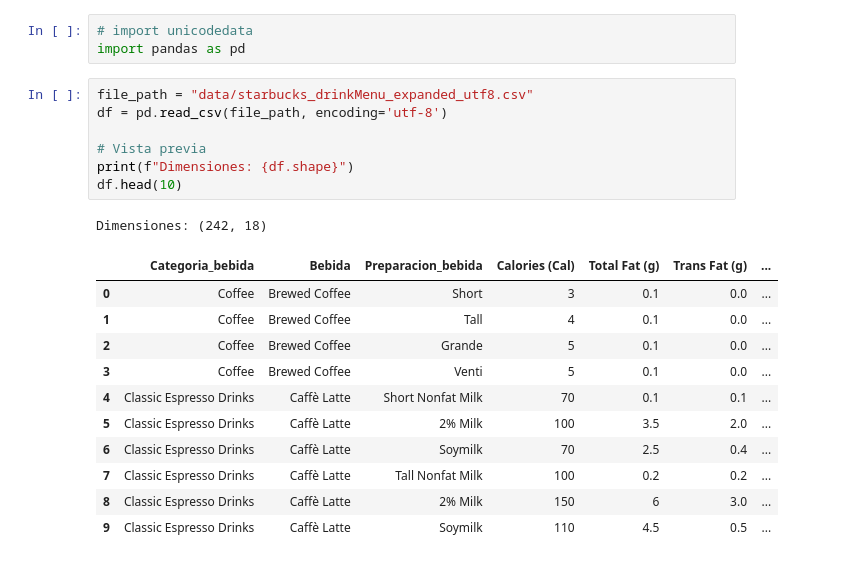
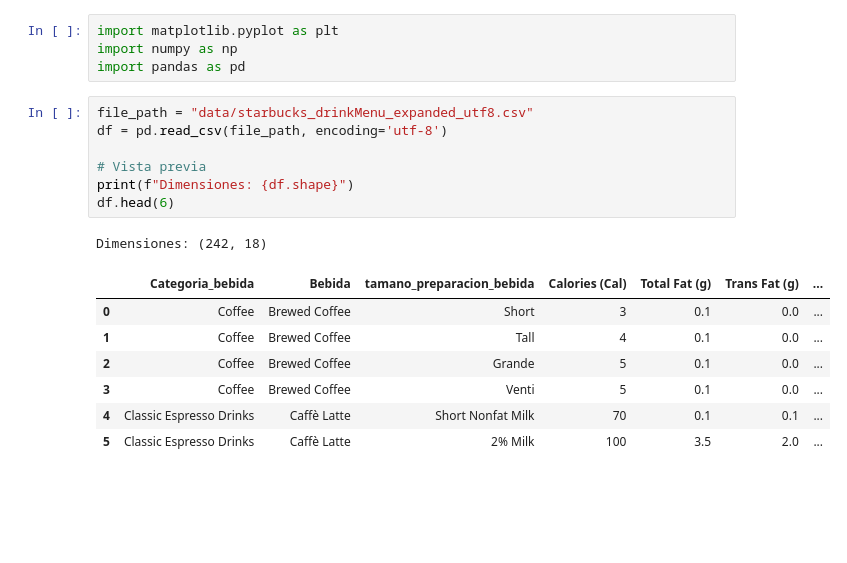
Before and after one commit to vanroshbod/CodeSpaces_InfoVis2026, a Jupyter notebook: Graficacion.ipynb, the cells around one changed output. Cells and saved outputs as stored; diff of their text form; blank space fills up the shorter version.

```diff
--- a/Graficacion.ipynb
+++ b/Graficacion.ipynb
@@ -1,23 +1,20 @@
 # %%
-# import unicodedata
+import matplotlib.pyplot as plt
+import numpy as np
 import pandas as pd
 # %%
 file_path = "data/starbucks_drinkMenu_expanded_utf8.csv"
 df = pd.read_csv(file_path, encoding='utf-8')
 
 # Vista previa
 print(f"Dimensiones: {df.shape}")
-df.head(10)
+df.head(6)
 # %% [output]
 Dimensiones: (242, 18)
-|  | Categoria_bebida | Bebida | Preparacion_bebida | Calories (Cal) | Total Fat (g) | Trans Fat (g) | ... |
+|  | Categoria_bebida | Bebida | tamano_preparacion_bebida | Calories (Cal) | Total Fat (g) | Trans Fat (g) | ... |
 | 0 | Coffee | Brewed Coffee | Short | 3 | 0.1 | 0.0 | ... |
 | 1 | Coffee | Brewed Coffee | Tall | 4 | 0.1 | 0.0 | ... |
 | 2 | Coffee | Brewed Coffee | Grande | 5 | 0.1 | 0.0 | ... |
 | 3 | Coffee | Brewed Coffee | Venti | 5 | 0.1 | 0.0 | ... |
 | 4 | Classic Espresso Drinks | Caffè Latte | Short Nonfat Milk | 70 | 0.1 | 0.1 | ... |
 | 5 | Classic Espresso Drinks | Caffè Latte | 2% Milk | 100 | 3.5 | 2.0 | ... |
-| 6 | Classic Espresso Drinks | Caffè Latte | Soymilk | 70 | 2.5 | 0.4 | ... |
-| 7 | Classic Espresso Drinks | Caffè Latte | Tall Nonfat Milk | 100 | 0.2 | 0.2 | ... |
-| 8 | Classic Espresso Drinks | Caffè Latte | 2% Milk | 150 | 6 | 3.0 | ... |
-| 9 | Classic Espresso Drinks | Caffè Latte | Soymilk | 110 | 4.5 | 0.5 | ... |
```
Also changed, not shown: parts of 11 cells of this notebook, 2 other files.
